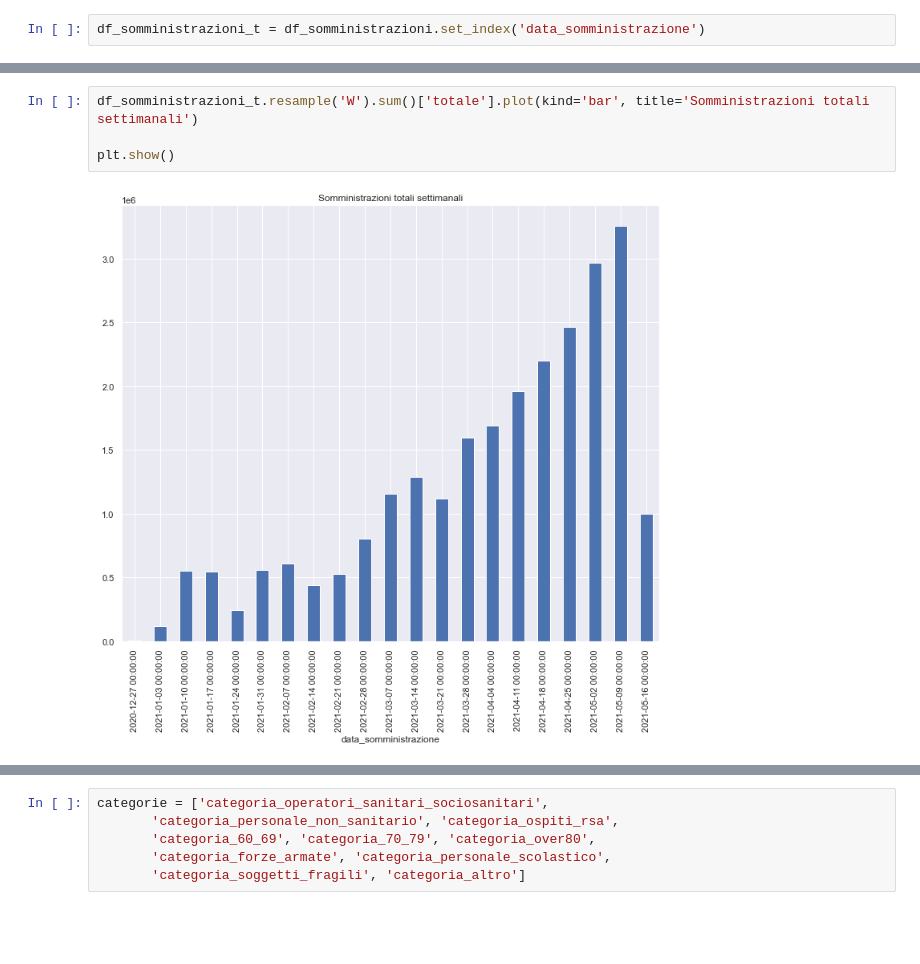
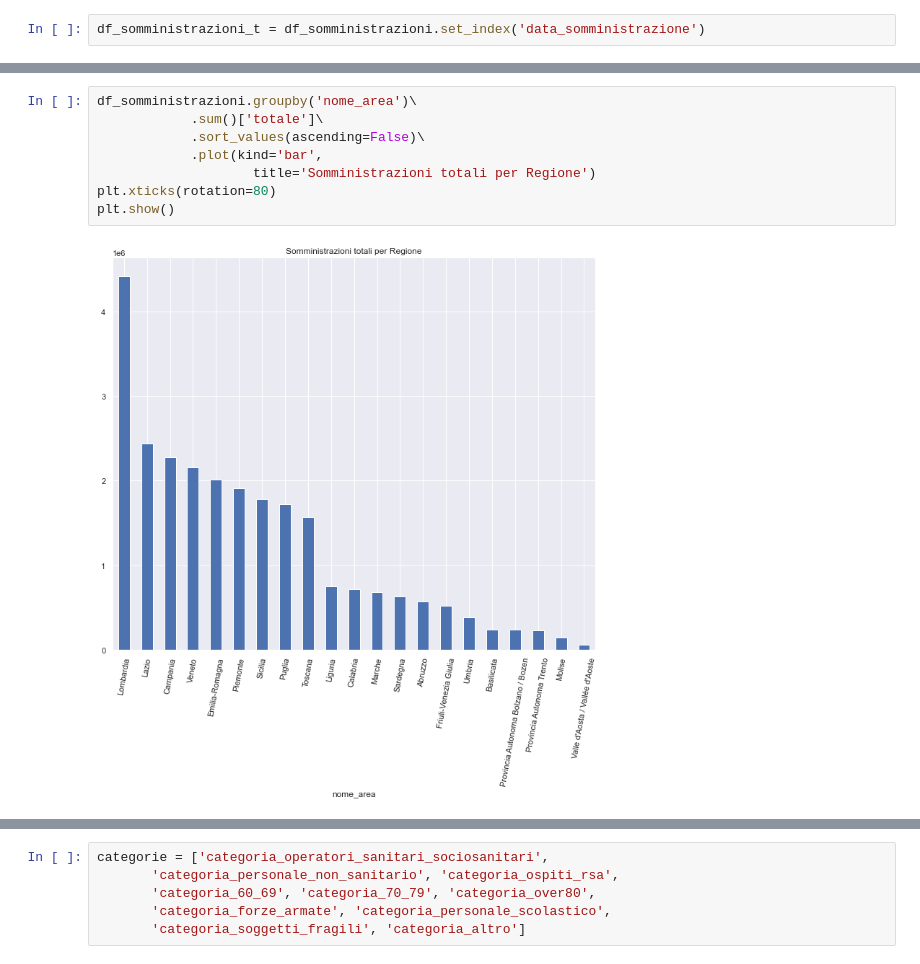
Before and after one commit to matteo-martignon/COVID-19-Analysis, a Jupyter notebook: COVID-19 Vaccin Analysis.ipynb, the cells around one changed output, grey strips where cells are left out. Drawn from its saved outputs; the diff is of its cells as text; blank space fills up the shorter version.

```diff
--- a/COVID-19 Vaccin Analysis.ipynb
+++ b/COVID-19 Vaccin Analysis.ipynb
@@ -200,6 +240,10 @@ plt.show()
 # %%
-df_somministrazioni_t.resample('W').sum()['totale'].plot(kind='bar', title='Somministrazioni totali settimanali')
-
+df_somministrazioni.groupby('nome_area')\
+            .sum()['totale']\
+            .sort_values(ascending=False)\
+            .plot(kind='bar',
+                    title='Somministrazioni totali per Regione')
+plt.xticks(rotation=80)
 plt.show()
 # %% [output]
-[figure, old version]
+[figure, new version]
```
Also changed, not shown: parts of 25 cells of this notebook, 1 other file.
